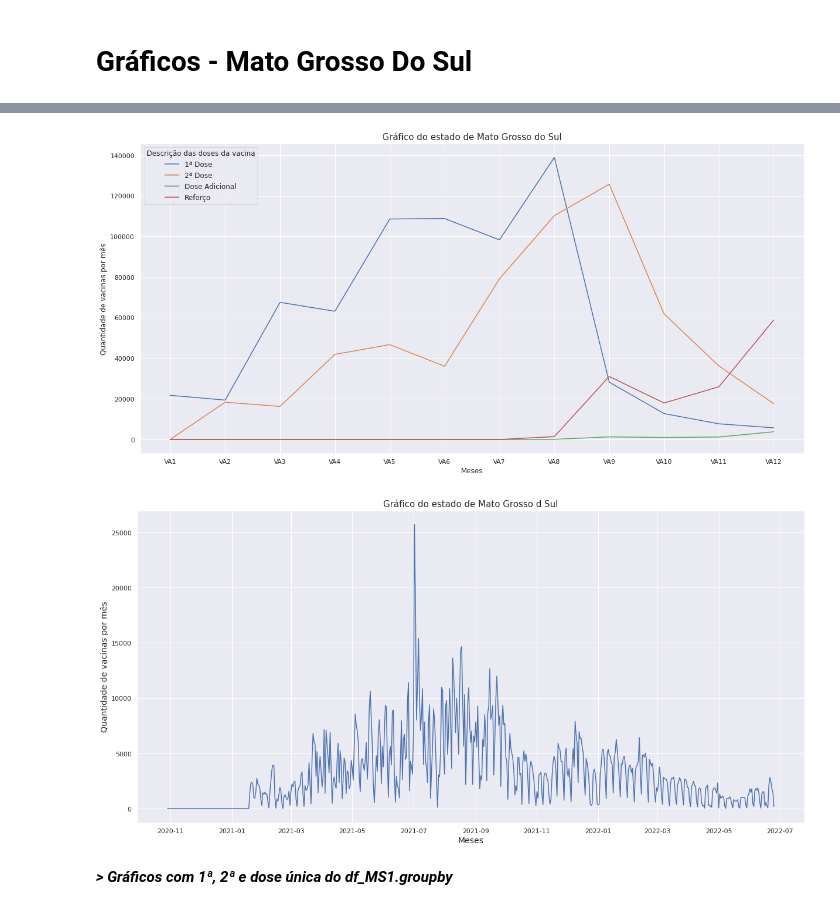
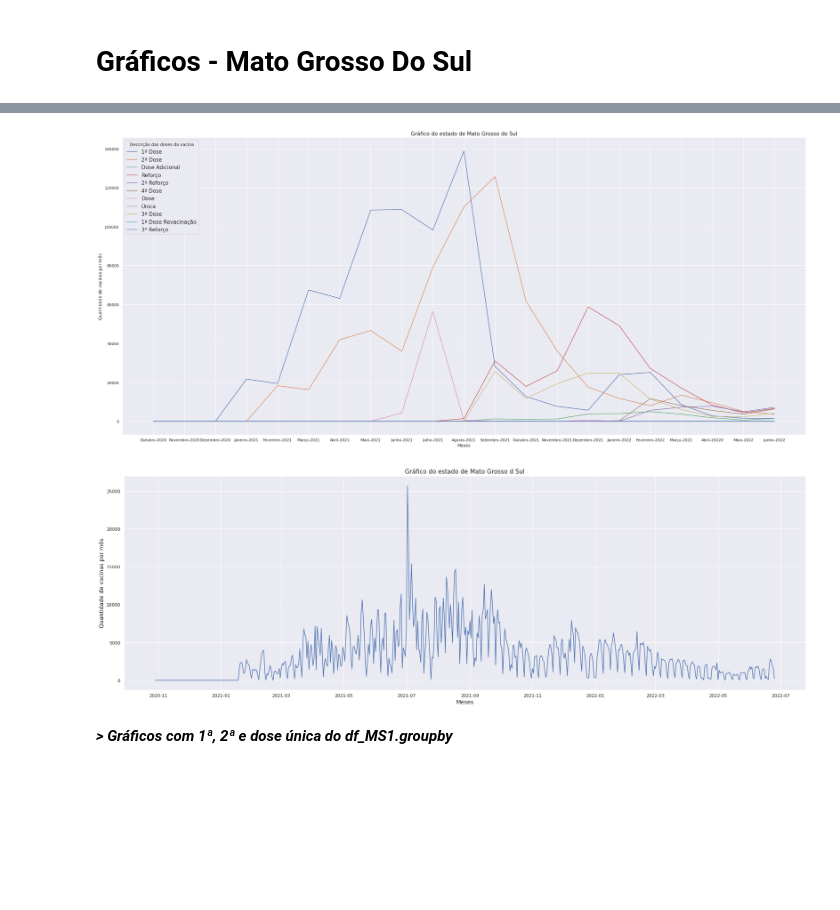
Before and after one commit to laysfreitas/Covid_Dados, a Jupyter notebook: Dados_Covid_CO.ipynb, the cells around one changed output, grey strips where cells are left out. Cells and saved outputs as stored; diff of their text form; code cells hidden in the pictures; blank space fills up the shorter version.

```diff
--- a/Dados_Covid_CO.ipynb
+++ b/Dados_Covid_CO.ipynb
@@ -662,2 +793,9 @@ Vacina_Mes_11 = pd.merge(Vacina_Mes_10, df_MS3_mes12count, how = 'left', on = 'v
+# %%
+MS_Vacina_Mes_1_22 = pd.merge(MS_Vacina_Mes_11_21, df_22_MS3_mes1count, how = 'outer', on = 'vacina_descricao_dose',suffixes=('_mes12_21', '_mes1_22'))
+MS_Vacina_Mes_2_22 = pd.merge(MS_Vacina_Mes_1_22, df_22_MS3_mes2count, how = 'outer', on = 'vacina_descricao_dose',suffixes=('_mes1_22', '_mes2_22'))
+MS_Vacina_Mes_3_22 = pd.merge(MS_Vacina_Mes_2_22, df_22_MS3_mes3count, how = 'outer', on = 'vacina_descricao_dose',suffixes=('_mes2_22', '_mes3_22'))
+MS_Vacina_Mes_4_22 = pd.merge(MS_Vacina_Mes_3_22, df_22_MS3_mes4count, how = 'outer', on = 'vacina_descricao_dose',suffixes=('_mes3_22', '_mes4_22'))
+MS_Vacina_Mes_5_22 = pd.merge(MS_Vacina_Mes_4_22, df_22_MS3_mes5count, how = 'outer', on = 'vacina_descricao_dose',suffixes=('_mes4_22', '_mes5_22'))
+MS_Vacina_Mes_6_22 = pd.merge(MS_Vacina_Mes_5_22, df_22_MS3_mes6count, how = 'outer', on = 'vacina_descricao_dose',suffixes=('_mes5_22', '_mes6_22'))
 # %%
 #Imprimir o DataFrame Vacina_Mes_11 que corresponde todos os os meses juntos
@@ -689,4 +839,4 @@ Vacina_Mes_11.T
 # %%
 #Susbtituir os valores NaN por 0
-MS_Count_Mes_Dose = Vacina_Mes_11.T.replace(np.nan,0)
+MS_Count_Mes_Dose = MS_Vacina_Mes_6_22.T.replace(np.nan,0)
 # %% [markdown]
@@ -694,5 +844,5 @@ Substituir vacina_dataAplicacao_mes1 por VA1
-# %%
-MS_Count_Mes_Dose.index = ["VA1","VA2","VA3","VA4","VA5","VA6","VA7","VA8","VA9","VA10","VA11","VA12"]
+# %%
+MS_Count_Mes_Dose.index = ["Outubro-2020","Novembro-2020","Dezembro-2020","Janeiro-2021","Fevereiro-2021","Março-2021","Abril-2021","Maio-2021","Junho-2021","Julho-2021","Agosto-2021","Setembro-2021","Outubro-2021","Novembro-2021","Dezembro-2021","Janeiro-2022","Fevereiro-2022","Março-2022","Abril-20220","Maio-2022","Junho-2022"]
 # %%
 MS_Count_Mes = df_MS3.groupby('vacina_dataAplicacao').count()
 # %% [markdown]
@@ -1113,22 +1360,22 @@ plt.show()
 # %%
-plt.figure(figsize=(20.4,9.8))
+plt.figure(figsize=(35.4,15.8))
 plt.title("Gráfico do estado de Mato Grosso do Sul",fontsize=15)
 plt.ylabel('Quantidade de vacinas por mês', fontsize = 12)
 plt.xlabel('Meses',fontsize = 12)
 plt.plot(MS_Count_Mes_Dose)
-plt.legend(['1ª Dose', '2ª Dose', 'Dose Adicional','Reforço'], loc='upper left', title='Descrição das doses da vacina',fontsize=12)
+plt.legend(['1ª Dose', '2ª Dose', 'Dose Adicional','Reforço','2º Reforço','4ª Dose','Dose','Única','3ª Dose','1ª Dose Revacinação','3º Reforço'], loc='upper left', title='Descrição das doses da vacina',fontsize=15)
 plt.show()
 # %% [output]
-[figure, old version]
+[figure, new version]
 # %%
-plt.figure(figsize=(20.4,9.8))
+plt.figure(figsize=(30.4,9.8))
 plt.title("Gráfico do estado de Mato Grosso d Sul",fontsize=15)
 plt.ylabel('Quantidade de vacinas por mês', fontsize = 14)
 plt.xlabel('Meses',fontsize = 14)
 plt.plot(MS_Count_Mes)
 plt.show()
 # %% [output]
-[figure, old version]
+[figure, new version]
 # %% [markdown]
 ***> Gráficos com 1ª, 2ª e dose única do df_MS1.groupby***
 # %%
```
Also changed, not shown: parts of 96 cells of this notebook.
